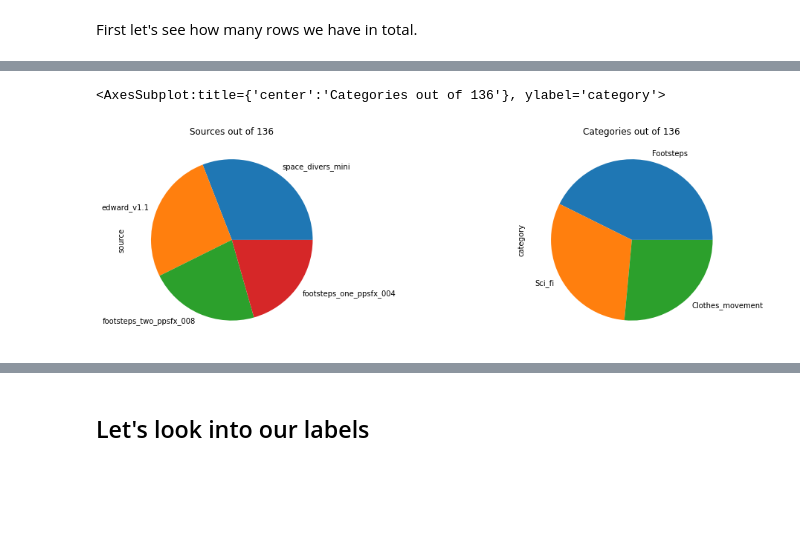
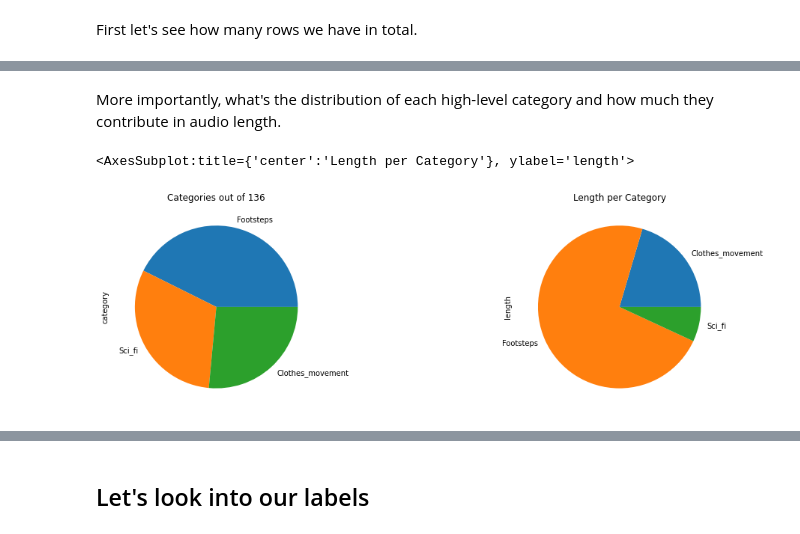
Before and after one commit to DiogoNeves/DataImporters, a Jupyter notebook: dataset_stats.ipynb, the cells around one changed output, grey strips where cells are left out. Saved outputs shown, nothing was run; the diff lists cells and outputs as text; code cells hidden in the pictures; blank space fills up the shorter version.

Commit message:
Added length analysis

```diff
--- a/dataset_stats.ipynb
+++ b/dataset_stats.ipynb
@@ -14,4 +15,8 @@ metadata = pd.read_csv("data/dataset/metadata.csv")
 First let's see how many rows we have in total.
 # %%
 row_count = metadata.shape[0]
+# %%
+# Add a column with the audio length in seconds
+AUDIO_PATH = "data/dataset/audio/"
+metadata['length'] = metadata['filename'].apply(lambda x: lr.core.get_duration(filename=AUDIO_PATH + x))
 # %% [markdown]
@@ -19,12 +29,14 @@ Now we can look at the distribution of sources and categories.
+# %% [markdown]
+More importantly, what's the distribution of each high-level category and how much they contribute in audio length.
 # %%
 fig, axes = plt.subplots(nrows=1, ncols=2, figsize=(15, 5))
 fig.subplots_adjust(wspace=0.8)
 plt.gcf().set_facecolor("white")
 
 plt.subplot(1, 2, 1)
-metadata["source"].value_counts().plot(kind="pie", title='Sources out of ' + str(row_count))
+metadata["category"].value_counts().plot(kind='pie', title='Categories out of ' + str(row_count))
 plt.subplot(1, 2, 2)
-metadata["category"].value_counts().plot(kind='pie', title='Categories out of ' + str(row_count))
+metadata.groupby("category")["length"].sum().plot(kind="pie", title='Length per Category')
 # %% [output]
-<AxesSubplot:title={'center':'Categories out of 136'}, ylabel='category'>
+<AxesSubplot:title={'center':'Length per Category'}, ylabel='length'>
-[figure, old version]
+[figure, new version]
```
Also changed, not shown: parts of 4 cells of this notebook.
